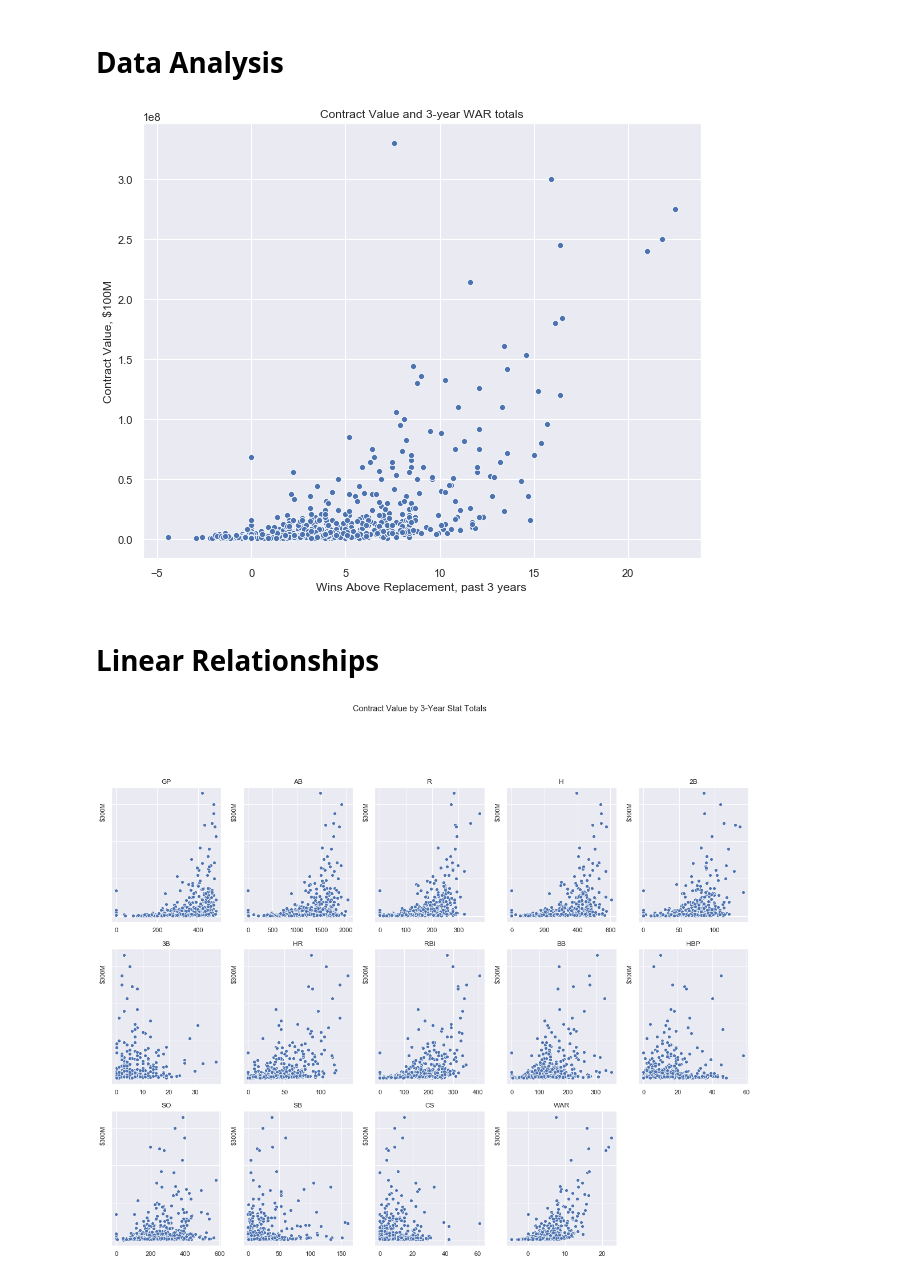
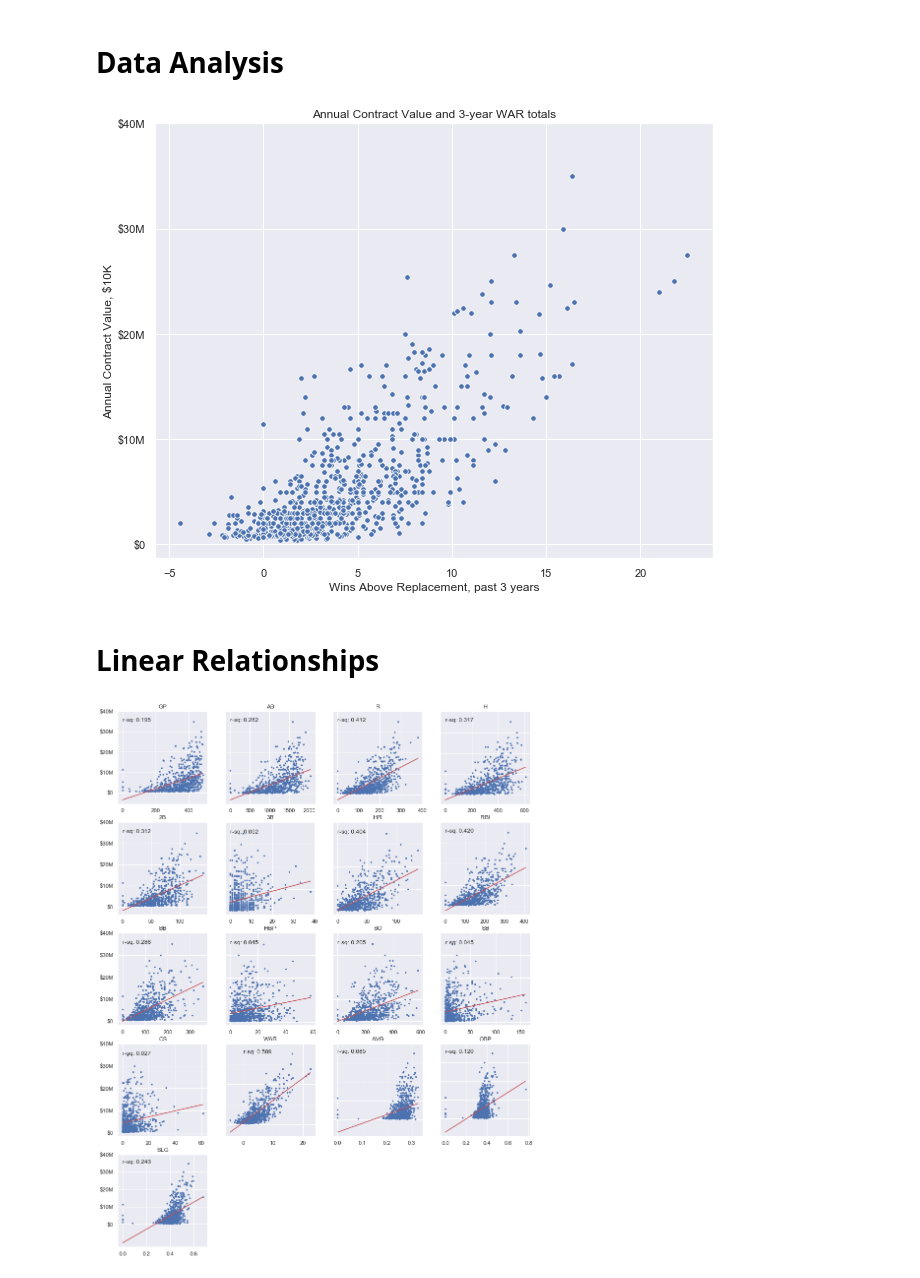
Before and after one commit to ryanjcarroll/MLB-Free-Agents-Data-Analysis, a Jupyter notebook: Data Analysis - Batters.ipynb, the cells around one changed output. Cells and saved outputs as stored; diff of their text form; code cells hidden in the pictures.

Commit message:
Batter Regression Analysis
Linear regression analysis for aav, WAR, and position

```diff
--- a/Data Analysis - Batters.ipynb
+++ b/Data Analysis - Batters.ipynb
@@ -26,0 +39,7 @@ batters.head()
+# %%
+# create an AAV column, for average annual contract value
+aav = []
+for index, row in batters.iterrows():
+    aav.append(int(row['dollars']/row['years_signed']))
+
+batters['aav'] = aav
@@ -53,13 +100,14 @@ for stat in batters['stats_1yr_ago'][0]:
 # %%
 fig, ax = plt.subplots(figsize=(10,8))
 
-sns.scatterplot(x='WAR_3yr',y='dollars',data=batters, ax=ax)
-plt.title('Contract Value and 3-year WAR totals')
+sns.scatterplot(x=batters['WAR_3yr'],y='aav',data=batters, s=30, ax=ax)
+plt.title('Annual Contract Value and 3-year WAR totals')
 plt.xlabel('Wins Above Replacement, past 3 years')
-plt.ylabel('Contract Value, $100M')
+plt.ylabel('Annual Contract Value, $10K')
+plt.yticks([0,10000000,20000000,30000000,40000000],['$0','$10M','$20M','$30M','$40M'])
 
 plt.show()
 # %% [output]
-[figure, old version]
+[figure, new version]
 # %% [markdown]
 # Linear Relationships
@@ -66,19 +120,34 @@ plt.show()
 # %%
-fig = plt.figure(figsize=(20,20))
-for i in range(0,14):
-    ax = fig.add_subplot(4,5,i+1)
+fig = plt.figure(figsize=(15,20))
+for i in range(0,17):
+    ax = fig.add_subplot(5,4,i+1)
 
     col = batters.loc[:,'GP_3yr':].columns[i]
     stat = col.replace('_3yr','')
 
-    sns.scatterplot(x=col,y='dollars',data=batters, ax=ax)
-    ax.set_yticks([0,100000000,200000000,300000000])
-    ax.set_yticklabels(['','','','$300M'], rotation=90)
+    x = batters.sort_values(col)[[col]].values
+    y = batters.sort_values(col)['aav'].values
+
+    poly = PolynomialFeatures(degree=1)
+    x_poly = poly.fit_transform(x.reshape(-1,1))
+
+    model = LinearRegression()
+    model.fit(x_poly, y)
+    y_pred = model.predict(x_poly)
+
+    ax.plot(x,y_pred, c='r')
+    ax.scatter(x,y,s=6)
+    ax.set_yticks([0,10000000,20000000,30000000,40000000])
+    if i%4 == 0:
+        ax.set_yticklabels(['$0','$10M','$20M','$30M','$40M'])
+    else:
+        ax.set_yticklabels([])
     ax.set_ylabel('')
     ax.set_xlabel('')
     ax.set_title(stat)
 
-plt.suptitle('Contract Value by 3-Year Stat Totals')
+    ax.text(0,35000000,'r-sq: ' + str(r2_score(y, y_pred))[:5])
+
 plt.show()
 # %% [output]
-[figure, old version]
+[figure, new version]
```
Also changed, not shown: parts of 11 cells of this notebook, 1 other file.
